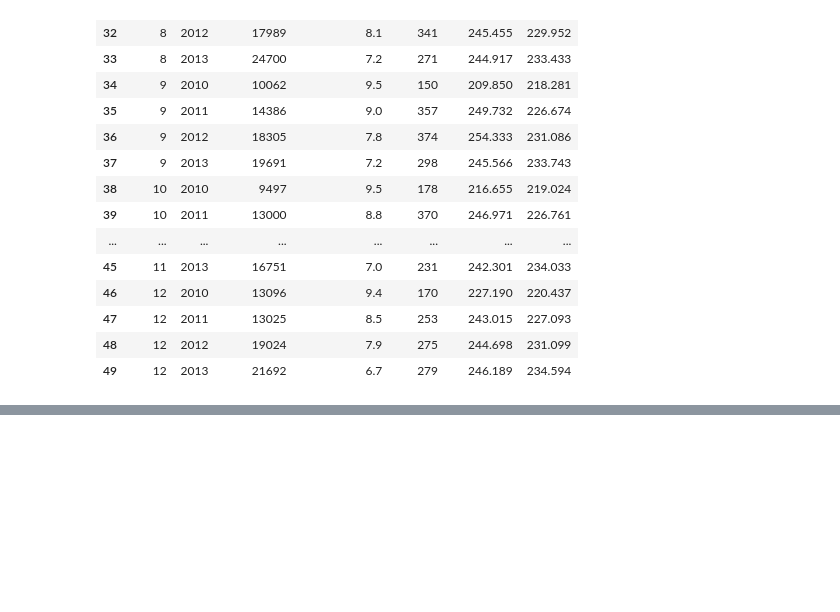
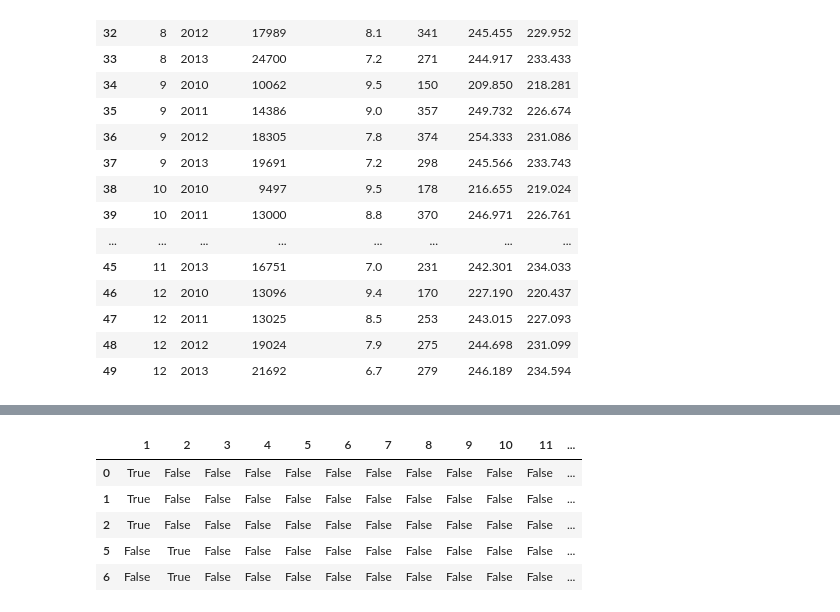
Before and after one commit to KazooBoye/MLandDataMining, a Jupyter notebook: ML-code/L3-practice2.ipynb, the cells around one changed output, grey strips where cells are left out. Drawn from its saved outputs; the diff is of its cells as text; code cells hidden in the pictures; blank space fills up the shorter version.

```diff
--- a/ML-code/L3-practice2.ipynb
+++ b/ML-code/L3-practice2.ipynb
@@ -42,0 +100,10 @@ df.tail(20)
+# %%
+month_onehot_train = pd.get_dummies(df_train.Month)
+month_onehot_train.head()
+# %% [output]
+|  | 1 | 2 | 3 | 4 | 5 | 6 | 7 | 8 | 9 | 10 | 11 | ... |
+| 0 | True | False | False | False | False | False | False | False | False | False | False | ... |
+| 1 | True | False | False | False | False | False | False | False | False | False | False | ... |
+| 2 | True | False | False | False | False | False | False | False | False | False | False | ... |
+| 5 | False | True | False | False | False | False | False | False | False | False | False | ... |
+| 6 | False | True | False | False | False | False | False | False | False | False | False | ... |
```
Also changed, not shown: parts of 13 cells of this notebook.
